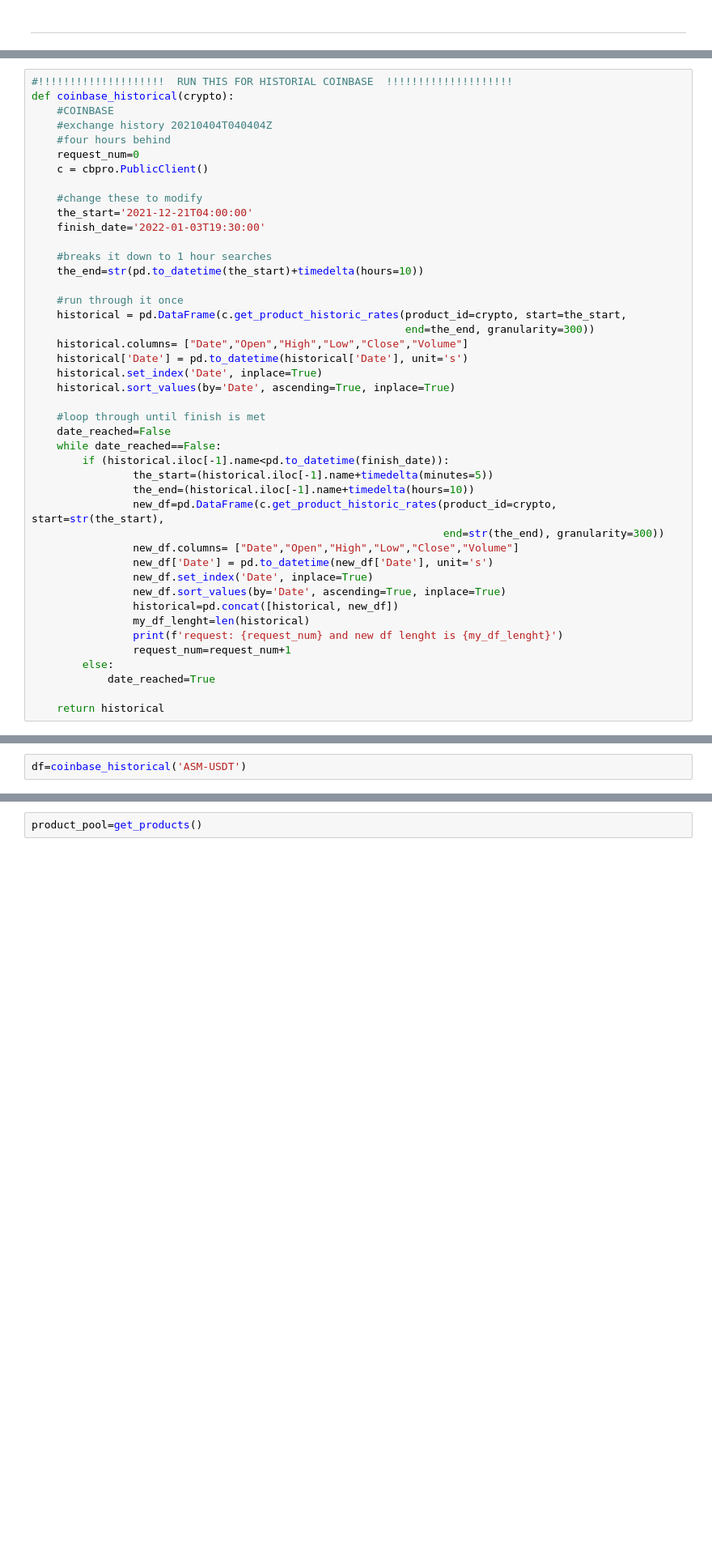
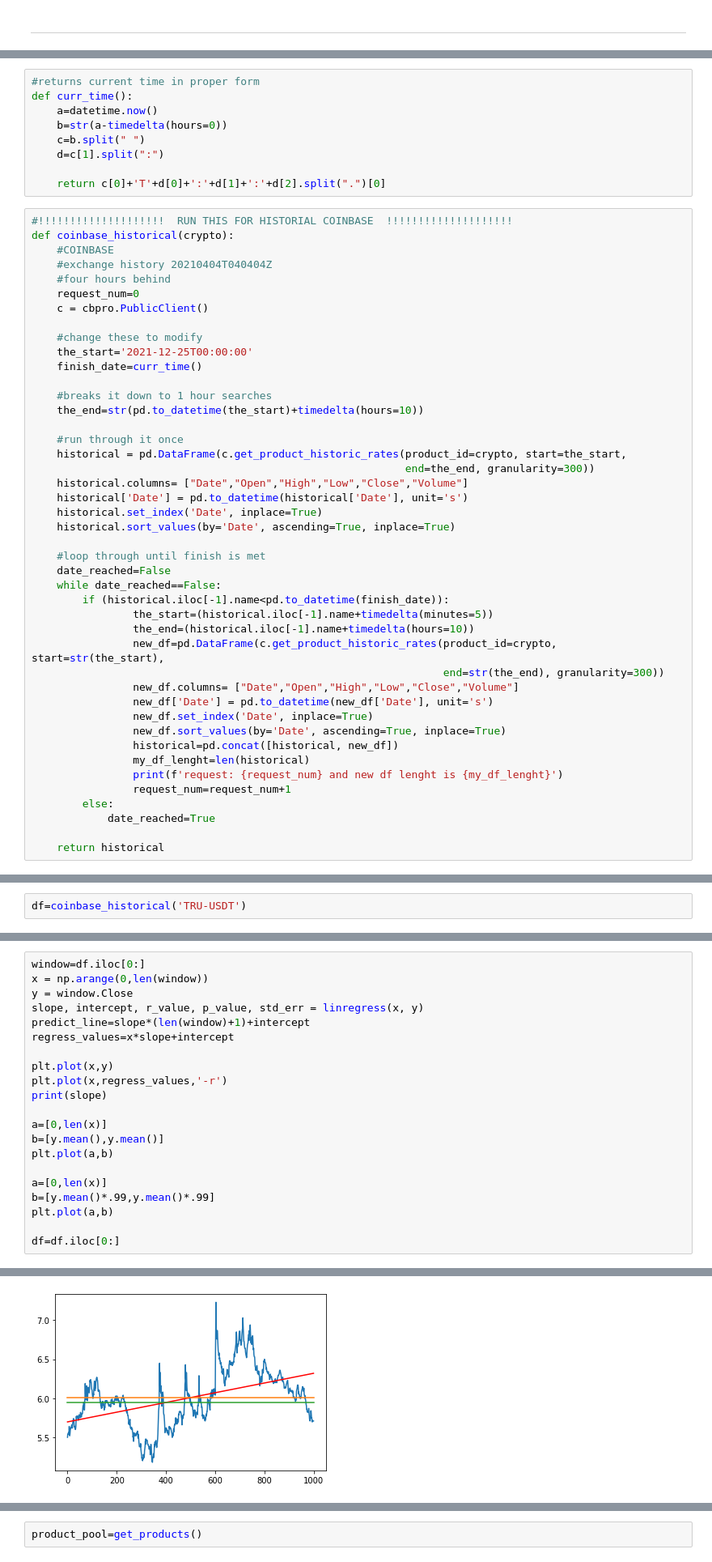
Before and after one commit to julia-claira/crypto, a Jupyter notebook: historical_data.ipynb, the cells around one changed output, grey strips where cells are left out. Shown at 81% size. Drawn from its saved outputs; the diff is of its cells as text; blank space fills up the shorter version.

```diff
--- a/historical_data.ipynb
+++ b/historical_data.ipynb
@@ -121,3 +117,12 @@ datetime.datetime(2022, 1, 3, 12, 32, 44, 24545)
+# %%
+#returns current time in proper form
+def curr_time():
+    a=datetime.now()
+    b=str(a-timedelta(hours=0))
+    c=b.split(" ")
+    d=c[1].split(":")
+
+    return c[0]+'T'+d[0]+':'+d[1]+':'+d[2].split(".")[0]
 # %%
 #!!!!!!!!!!!!!!!!!!!!  RUN THIS FOR HISTORIAL COINBASE  !!!!!!!!!!!!!!!!!!!!
 def coinbase_historical(crypto):
@@ -128,8 +133,8 @@ def coinbase_historical(crypto):
     c = cbpro.PublicClient()
 
     #change these to modify
-    the_start='2021-12-21T04:00:00'
-    finish_date='2022-01-03T19:30:00'
+    the_start='2021-12-25T00:00:00'
+    finish_date=curr_time()
 
     #breaks it down to 1 hour searches
     the_end=str(pd.to_datetime(the_start)+timedelta(hours=10))
@@ -165,3 +190,3 @@ def coinbase_historical(crypto):
 # %%
-df=coinbase_historical('ASM-USDT')
+df=coinbase_historical('TRU-USDT')
 # %% [output]
@@ -189,0 +230,22 @@ plt.plot(df.iloc[0:].Close)
+# %%
+window=df.iloc[0:]
+x = np.arange(0,len(window))
+y = window.Close
+slope, intercept, r_value, p_value, std_err = linregress(x, y)
+predict_line=slope*(len(window)+1)+intercept
+regress_values=x*slope+intercept
+
+plt.plot(x,y)
+plt.plot(x,regress_values,'-r')
+print(slope)
+
+a=[0,len(x)]
+b=[y.mean(),y.mean()]
+plt.plot(a,b)
+
+a=[0,len(x)]
+b=[y.mean()*.99,y.mean()*.99]
+plt.plot(a,b)
+
+df=df.iloc[0:]
+# %% [output]
@@ -189,0 +253 @@ plt.plot(df.iloc[0:].Close)
+[figure, added]
```
Also changed, not shown: parts of 13 cells of this notebook.
